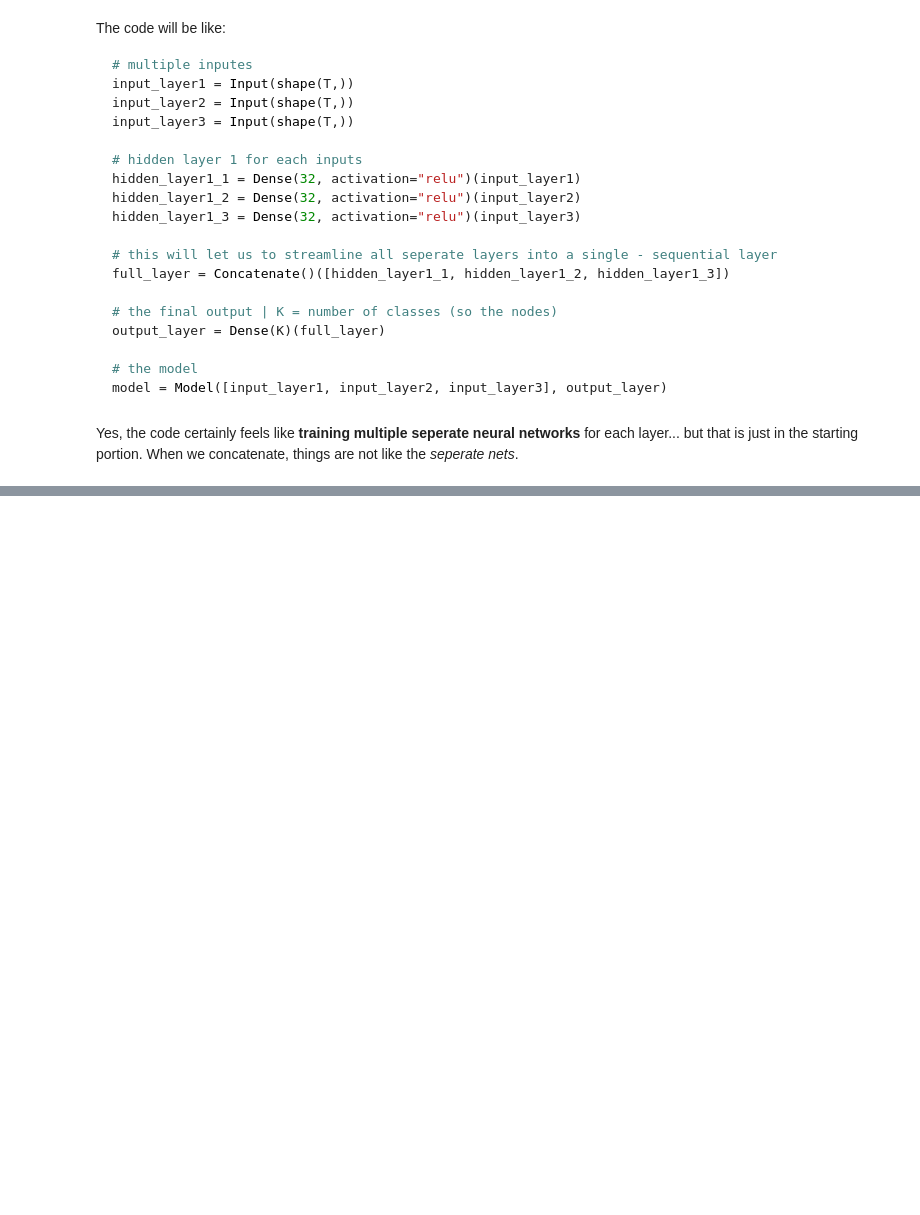
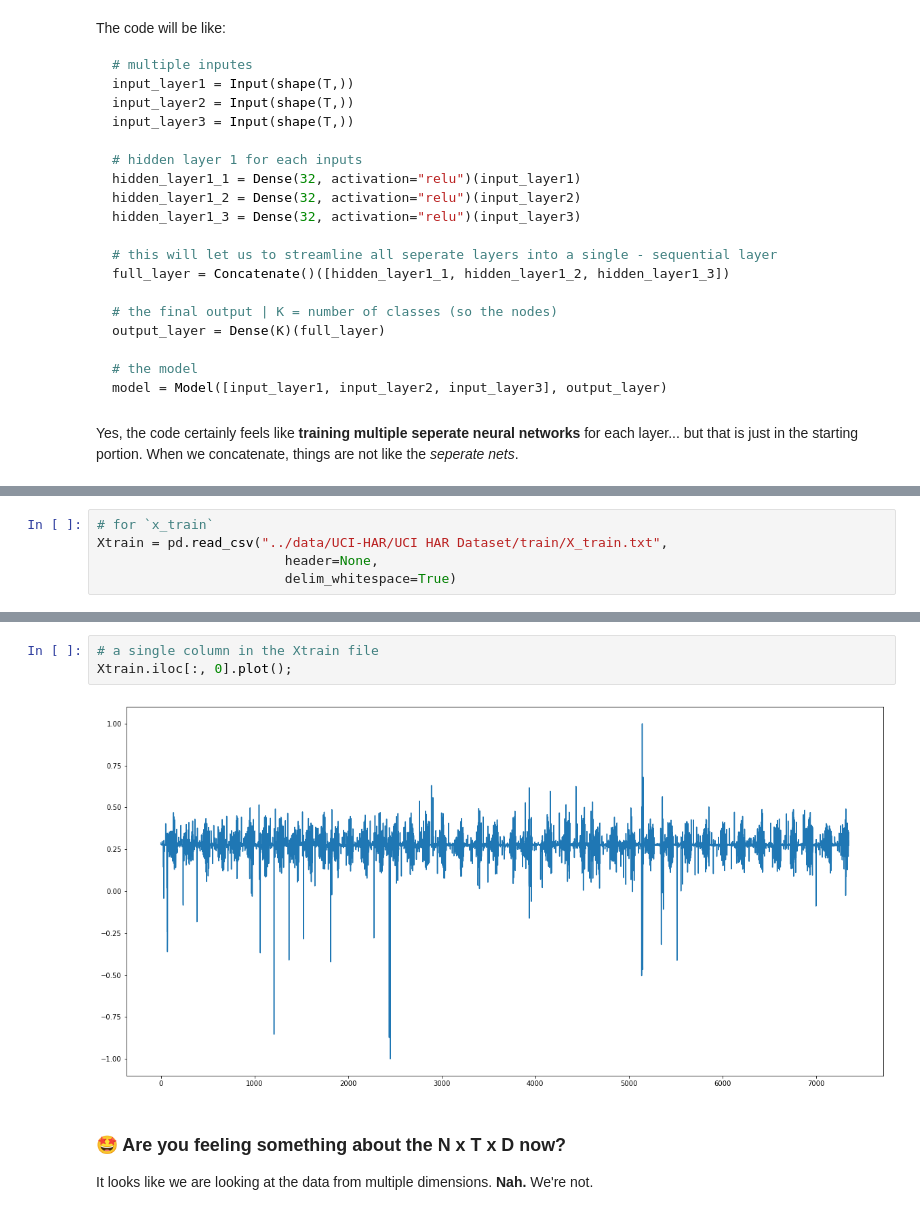
Before and after one commit to AayushSameerShah/TimeSeries-Forecasting, a Jupyter notebook: 5. Deep learning with Time Series/8. Human activity prediction (multi input).ipynb, the cells around one changed output, grey strips where cells are left out. Drawn from its saved outputs; the diff is of its cells as text; blank space fills up the shorter version.

```diff
--- a/5. Deep learning with Time Series/8. Human activity prediction (multi input).ipynb
+++ b/5. Deep learning with Time Series/8. Human activity prediction (multi input).ipynb
@@ -238,0 +417,5 @@ array([[ 0,  3,  6],
+# %%
+# for `x_train`
+Xtrain = pd.read_csv("../data/UCI-HAR/UCI HAR Dataset/train/X_train.txt",
+                        header=None,
+                        delim_whitespace=True)
@@ -238,0 +506,8 @@ array([[ 0,  3,  6],
+# %%
+# a single column in the Xtrain file
+Xtrain.iloc[:, 0].plot();
+# %% [output]
+[figure, added]
+# %% [markdown]
+### 🤩 Are you feeling something about the N x T x D now?
+It looks like we are looking at the data from multiple dimensions. **Nah.** We're not.
```
Also changed, not shown: parts of 58 cells of this notebook, 3 other files.
